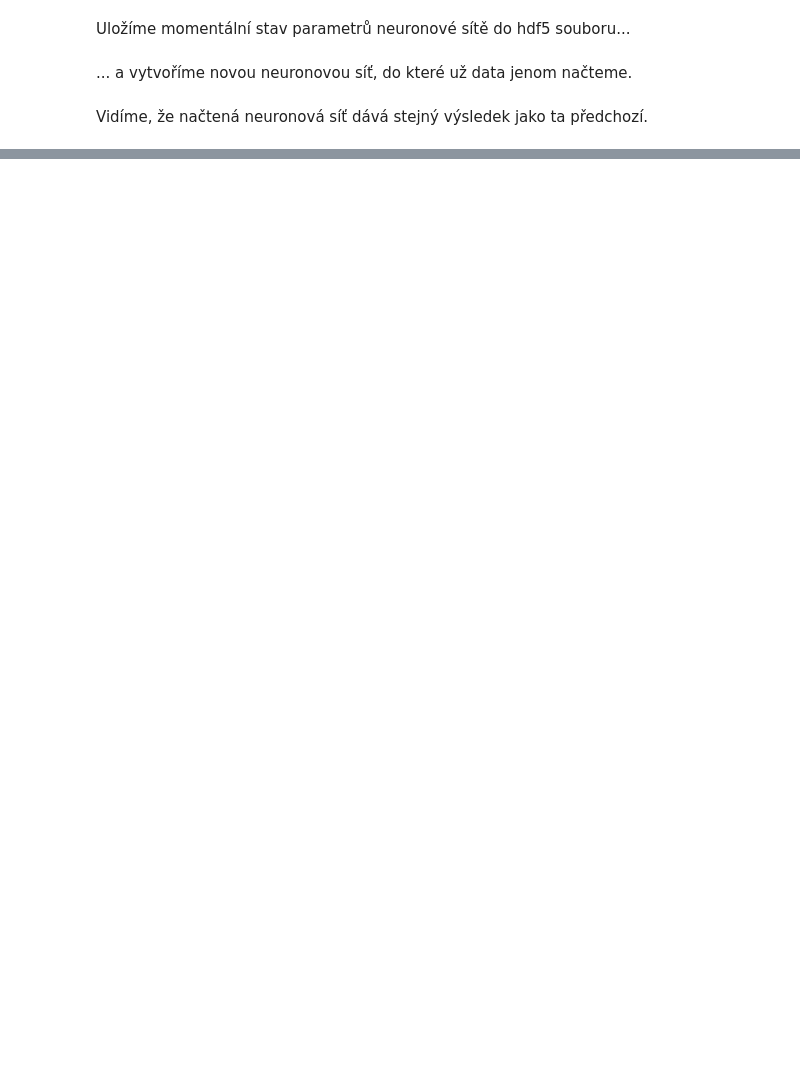
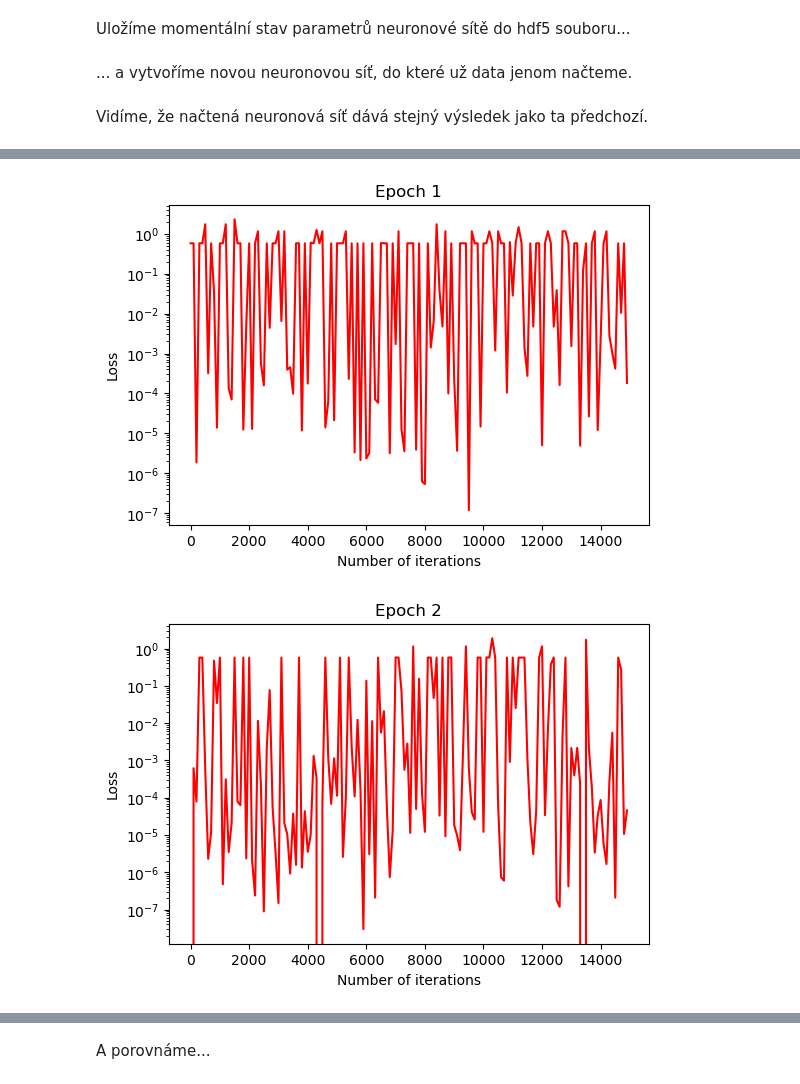
Before and after one commit to ber0328/Projekt, a Jupyter notebook: examples.ipynb, the cells around one changed output, grey strips where cells are left out. Cells and saved outputs as stored; diff of their text form; code cells hidden in the pictures; blank space fills up the shorter version.

Commit message:
Added class scheduler to train_network function. Also testing adam optimizer.

```diff
--- a/examples.ipynb
+++ b/examples.ipynb
@@ -89,0 +91,9 @@ vc.plot_output(out)
+# %%
+sec_net_shape = {'con1': (1, 6, 5), 'pool': (2, 2), 'con2': (6, 16, 5), 'lin1': (4*4*16, 256), 'lin2': (256, 120), 'lin3': (120, 10)}
+sec_model = network.SimpleMNISTClassifier(sec_net_shape)
+sec_optimizer = torch.optim.Adam(model.parameters(), lr=0.0001)
+sec_loss_fn = torch.nn.CrossEntropyLoss()
+
+sec_net = network.Network("./data", model=model, optimizer=optimizer, loss_fn=loss_fn)
+# %%
+sec_loss = sec_net.train_network(epochs=3)
@@ -89,0 +118,5 @@ vc.plot_output(out)
+# %%
+vc.plot_loss_per_epoch(sec_loss)
+# %% [output]
+[figure, added]
+[figure, added]
@@ -89,0 +124,2 @@ vc.plot_output(out)
+# %% [markdown]
+A porovnáme...
```
Also changed, not shown: parts of 11 cells of this notebook, 2 other files.
